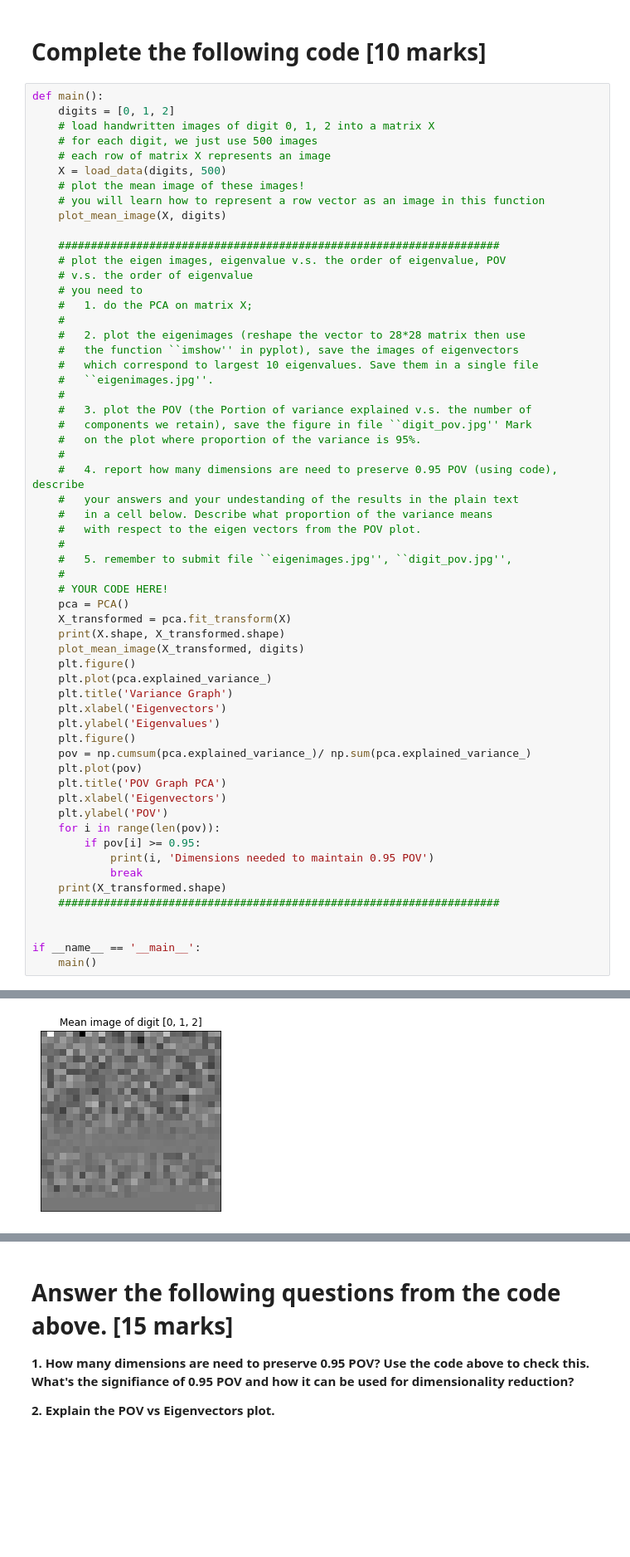
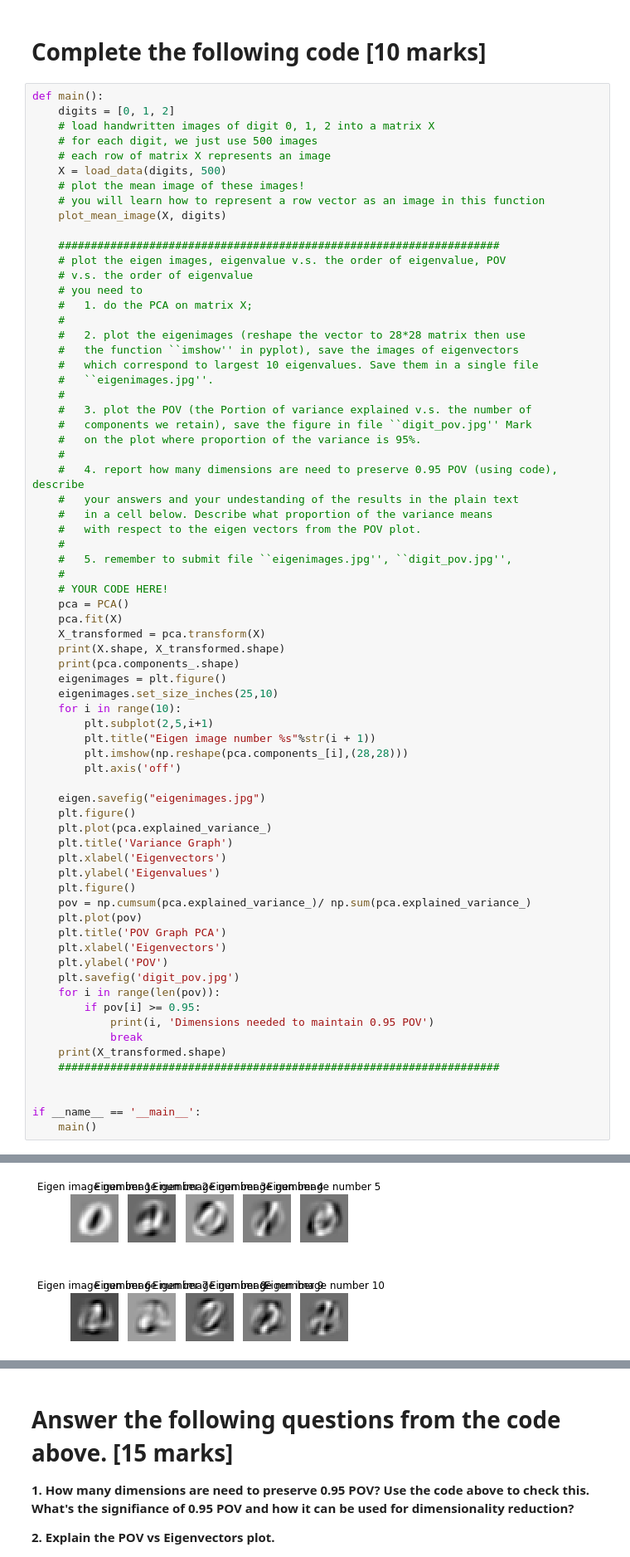
Before and after one commit to dilawer11/CS432-Intro-To-Data-Mining, a Jupyter notebook: A2/20100177_dilawer_ahmed_assignment2_q2.ipynb, the cells around one changed output, grey strips where cells are left out. Shown at 83% size. Saved outputs shown, nothing was run; the diff lists cells and outputs as text; blank space fills up the shorter version.

```diff
--- a/A2/20100177_dilawer_ahmed_assignment2_q2.ipynb
+++ b/A2/20100177_dilawer_ahmed_assignment2_q2.ipynb
@@ -106,9 +106,19 @@ def main():
     #
     # YOUR CODE HERE!
     pca = PCA()
-    X_transformed = pca.fit_transform(X)
+    pca.fit(X)
+    X_transformed = pca.transform(X)
     print(X.shape, X_transformed.shape)
-    plot_mean_image(X_transformed, digits)
+    print(pca.components_.shape)
+    eigenimages = plt.figure()
+    eigenimages.set_size_inches(25,10)
+    for i in range(10):
+        plt.subplot(2,5,i+1)
+        plt.title("Eigen image number %s"%str(i + 1))
+        plt.imshow(np.reshape(pca.components_[i],(28,28)))
+        plt.axis('off')
+
+    eigen.savefig("eigenimages.jpg")
     plt.figure()
     plt.plot(pca.explained_variance_)
     plt.title('Variance Graph')
@@ -120,6 +130,7 @@ def main():
     plt.title('POV Graph PCA')
     plt.xlabel('Eigenvectors')
     plt.ylabel('POV')
+    plt.savefig('digit_pov.jpg')
     for i in range(len(pov)):
         if pov[i] >= 0.95:
             print(i, 'Dimensions needed to maintain 0.95 POV')
@@ -147 +161 @@ Reading images of digit 2
-[figure, old version]
+[figure, new version]
```
Also changed, not shown: parts of 1 cell of this notebook, 2 other files.
